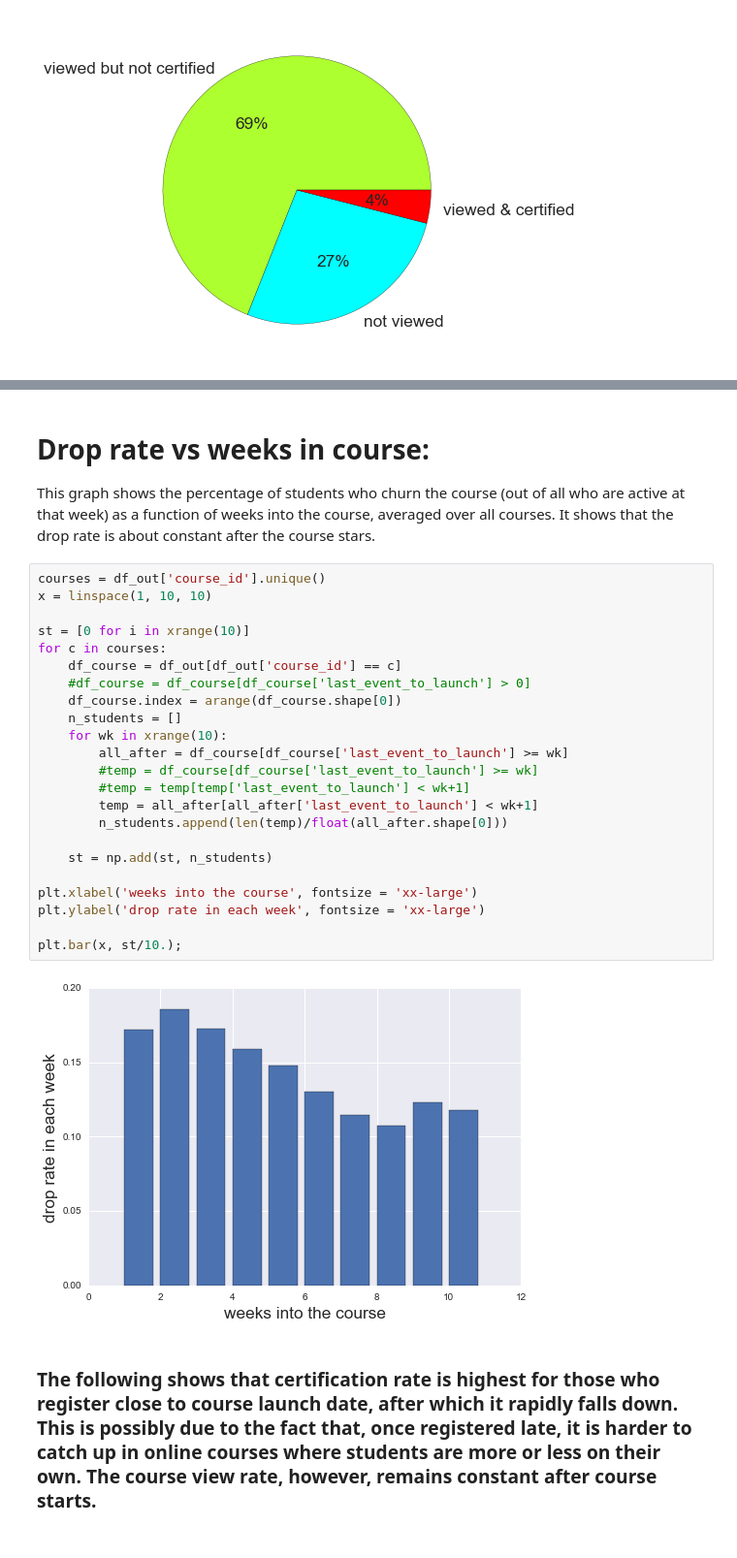
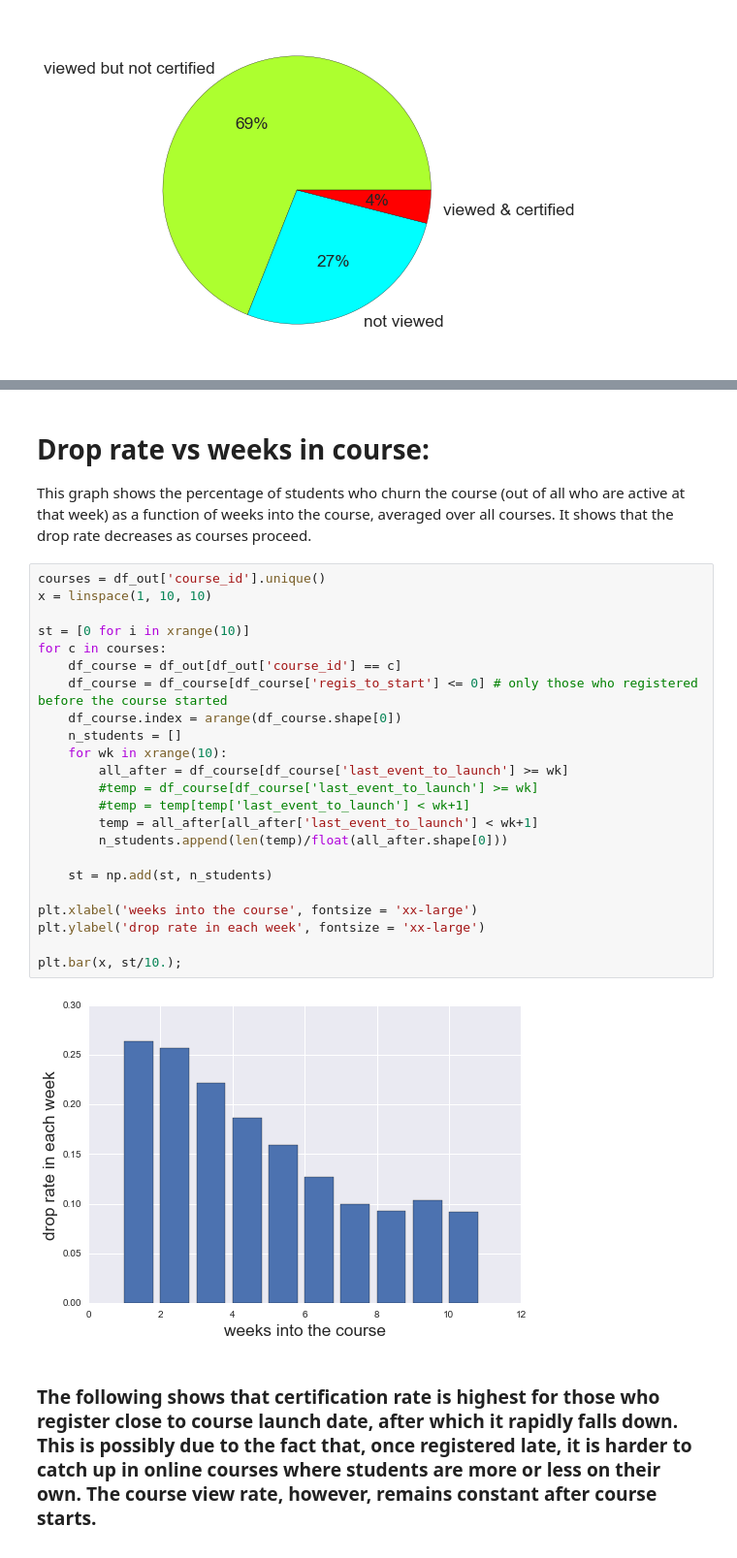
Before and after one commit to hadi-ds/mooc, a Jupyter notebook: DataPreparation.ipynb, the cells around one changed output, grey strips where cells are left out. Shown at 97% size. Drawn from its saved outputs; the diff is of its cells as text.

```diff
--- a/DataPreparation.ipynb
+++ b/DataPreparation.ipynb
@@ -296,31 +306,31 @@ plt.show()
 # %% [markdown]
 # Drop rate vs weeks in course:
-This graph shows the percentage of students who churn the course (out of all who are active at that week) as a function of weeks into the course, averaged over all courses. It shows that the drop rate is about constant after the course stars.
+This graph shows the percentage of students who churn the course (out of all who are active at that week) as a function of weeks into the course, averaged over all courses. It shows that the drop rate decreases as courses proceed.
 # %%
 courses = df_out['course_id'].unique()
 x = linspace(1, 10, 10)
 
 st = [0 for i in xrange(10)]
 for c in courses:
     df_course = df_out[df_out['course_id'] == c]
-    #df_course = df_course[df_course['last_event_to_launch'] > 0]
+    df_course = df_course[df_course['regis_to_start'] <= 0] # only those who registered before the course started
     df_course.index = arange(df_course.shape[0])
     n_students = []
     for wk in xrange(10):
         all_after = df_course[df_course['last_event_to_launch'] >= wk]
         #temp = df_course[df_course['last_event_to_launch'] >= wk]
         #temp = temp[temp['last_event_to_launch'] < wk+1]
         temp = all_after[all_after['last_event_to_launch'] < wk+1]
         n_students.append(len(temp)/float(all_after.shape[0]))
 
     st = np.add(st, n_students)
 
 plt.xlabel('weeks into the course', fontsize = 'xx-large')
 plt.ylabel('drop rate in each week', fontsize = 'xx-large')
 
 plt.bar(x, st/10.);
 # %% [output]
-[figure, old version]
+[figure, new version]
 # %% [markdown]
 ### The following shows that certification rate is highest for those who register close to course launch date, after which it rapidly falls down. This is possibly due to the fact that, once registered late, it is harder to catch up in online courses where students are more or less on their own. The course view rate, however, remains constant after course starts.
 note: Studies have shown that synchronizing student registration and course launch is a big challenge in mooc.
```
Also changed, not shown: parts of 1 cell of this notebook.
